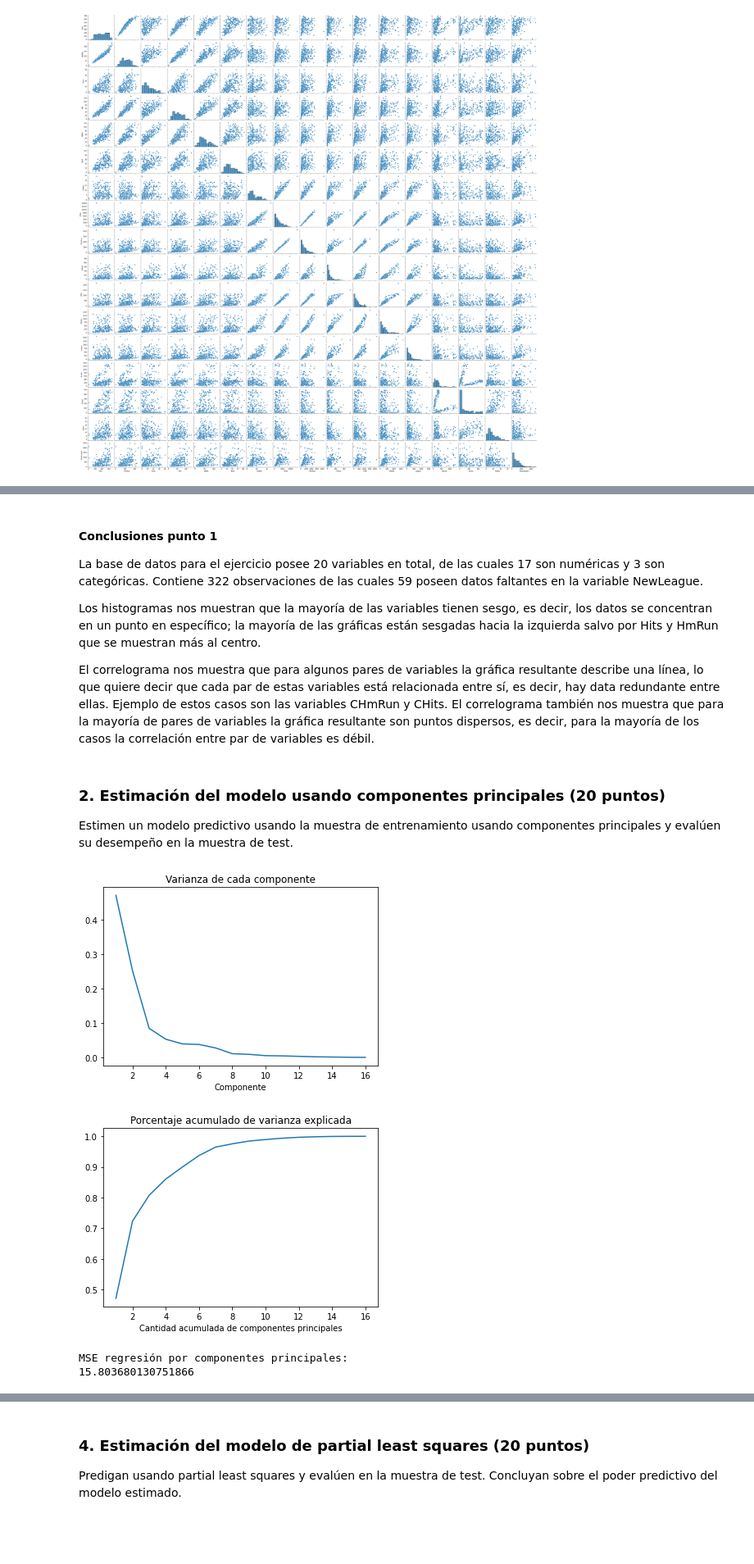
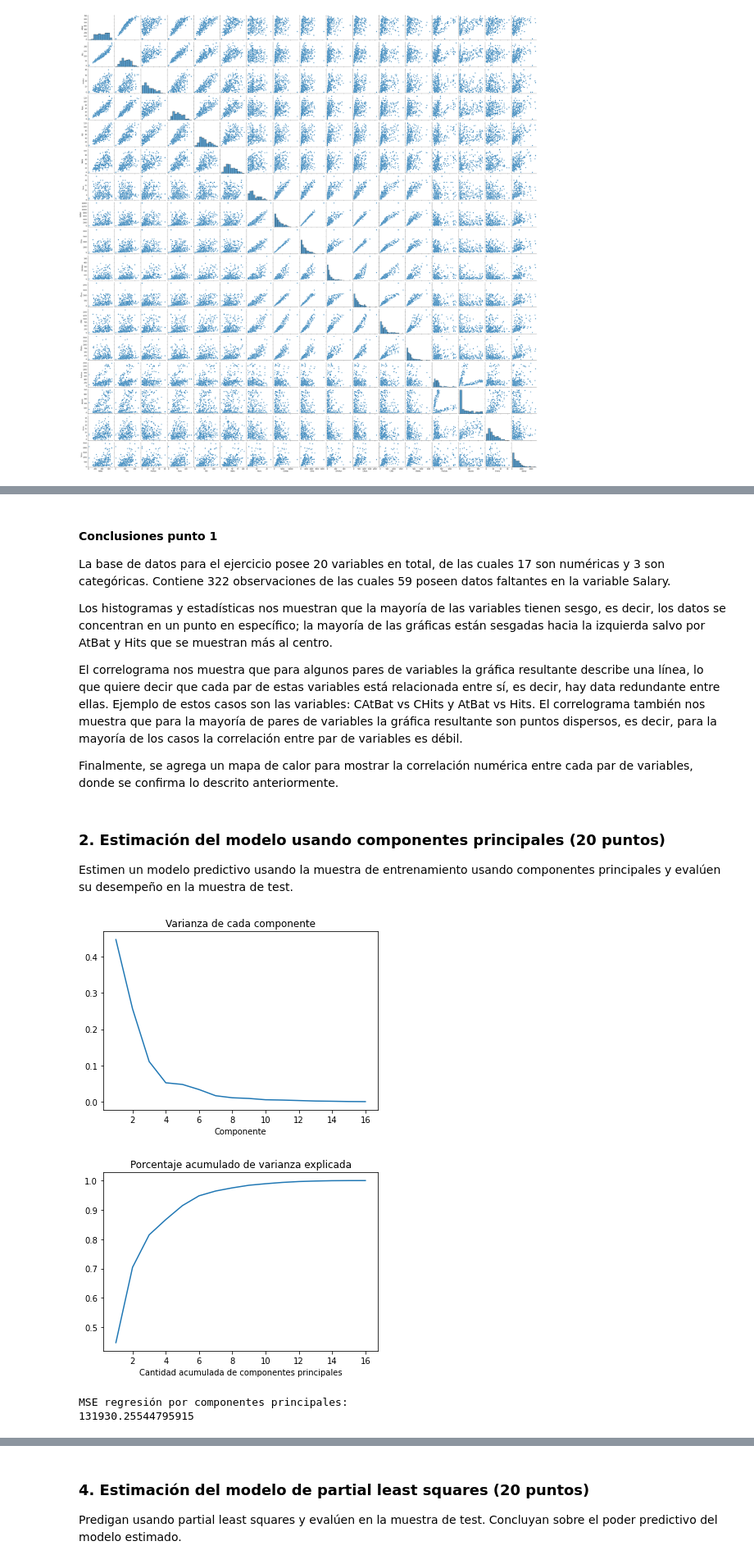
Before and after one commit to carlitoscanas/miad-intro-ml, a Jupyter notebook: casos/semana-2/Caso modelos lineales para regresión, muestreo y selección del mejor modelo.ipynb, the cells around one changed output, grey strips where cells are left out. Shown at 82% size. Cells and saved outputs as stored; diff of their text form; code cells hidden in the pictures; blank space fills up the shorter version.

```diff
--- a/casos/semana-2/Caso modelos lineales para regresión, muestreo y selección del mejor modelo.ipynb
+++ b/casos/semana-2/Caso modelos lineales para regresión, muestreo y selección del mejor modelo.ipynb
@@ -74,7 +74,7 @@ import matplotlib.pyplot as plt
 import warnings
 # %%
 #Lectura de archivo fuente
-df1 = pd.read_csv('./dataset-87300.csv', index_col=False)
+df1 = pd.read_csv('./dataset-87300.csv')
 df1.head()
 # %% [output]
 |  | AtBat | Hits | HmRun | Runs | RBI | Walks | Years | CAtBat | CHits | CHmRun | CRuns | ... |
@@ -112,6 +112,6 @@ memory usage: 50.4+ KB
 # %%
 #Eliminando variables categóricas
-df1.drop(['AtBat', 'Division', 'PutOuts'], axis=1, inplace=True)
+df1.drop(['League', 'Division', 'NewLeague'], axis=1, inplace=True)
 # %%
 #Vistazo general de datos faltantes
 plt.figure(figsize=(18, 9))
@@ -177,11 +183,13 @@ plt.show()
 # %% [markdown]
 #### Conclusiones punto 1
 
-La base de datos para el ejercicio posee 20 variables en total, de las cuales 17 son numéricas y 3 son categóricas. Contiene 322 observaciones de las cuales 59 poseen datos faltantes en la variable NewLeague.
+La base de datos para el ejercicio posee 20 variables en total, de las cuales 17 son numéricas y 3 son categóricas. Contiene 322 observaciones de las cuales 59 poseen datos faltantes en la variable Salary.
 
-Los histogramas nos muestran que la mayoría de las variables tienen sesgo, es decir, los datos se concentran en un punto en específico; la mayoría de las gráficas están sesgadas hacia la izquierda salvo por Hits y HmRun que se muestran más al centro.
+Los histogramas y estadísticas nos muestran que la mayoría de las variables tienen sesgo, es decir, los datos se concentran en un punto en específico; la mayoría de las gráficas están sesgadas hacia la izquierda salvo por AtBat y Hits que se muestran más al centro.
 
-El correlograma nos muestra que para algunos pares de variables la gráfica resultante describe una línea, lo que quiere decir que cada par de estas variables está relacionada entre sí, es decir, hay data redundante entre ellas. Ejemplo de estos casos son las variables CHmRun y CHits. El correlograma también nos muestra que para la mayoría de pares de variables la gráfica resultante son puntos dispersos, es decir, para la mayoría de los casos la correlación entre par de variables es débil.
+El correlograma nos muestra que para algunos pares de variables la gráfica resultante describe una línea, lo que quiere decir que cada par de estas variables está relacionada entre sí, es decir, hay data redundante entre ellas. Ejemplo de estos casos son las variables: CAtBat vs CHits y AtBat vs Hits. El correlograma también nos muestra que para la mayoría de pares de variables la gráfica resultante son puntos dispersos, es decir, para la mayoría de los casos la correlación entre par de variables es débil.
+
+Finalmente, se agrega un mapa de calor para mostrar la correlación numérica entre cada par de variables, donde se confirma lo descrito anteriormente.
 # %% [markdown]
 ### 2. Estimación del modelo usando componentes principales (20 puntos)
 Estimen un modelo predictivo usando la muestra de entrenamiento usando componentes principales y evalúen su desempeño en la muestra de test.
@@ -206,38 +214,38 @@ A = pca.components_
 
 varianzaExplicada = pca.explained_variance_
 porcentajeVarianzaExplicada = pca.explained_variance_ratio_
 plt.plot(range(1, p+1), porcentajeVarianzaExplicada)
 plt.xlabel('Componente')
 plt.title('Varianza de cada componente')
 plt.show()
 
 plt.plot(range(1, p+1), np.cumsum(porcentajeVarianzaExplicada))
 plt.xlabel('Cantidad acumulada de componentes principales')
 plt.title('Porcentaje acumulado de varianza explicada')
 plt.show()
 
-nComponentesElegidas = 14
+nComponentesElegidas = 10
 
 ZTotalTrain = np.matmul(XEscaladoTrain, A)
 ZTrain = ZTotalTrain[:, range(nComponentesElegidas)]
 
 regPCA = LinearRegression()
 regPCA.fit(ZTrain, yTrain)
 
 XEscaladoTest = scaler.transform(XTest)
 
 ZTotalTest = np.matmul(XEscaladoTest, A)
 ZTest = ZTotalTest[:, range(nComponentesElegidas)]
 
 prediccionPCA = regPCA.predict(ZTest)
 MSEPCA = np.average(np.square(prediccionPCA-yTest))
 print('MSE regresión por componentes principales:')
 print(MSEPCA)
 # %% [output]
-[figure, old version]
+[figure, new version]
-[figure, old version]
+[figure, new version]
 MSE regresión por componentes principales:
-15.803680130751866
+131930.25544795915
 # %% [markdown]
 #### Conclusiones punto 2
 
```
Also changed, not shown: parts of 18 cells of this notebook.
